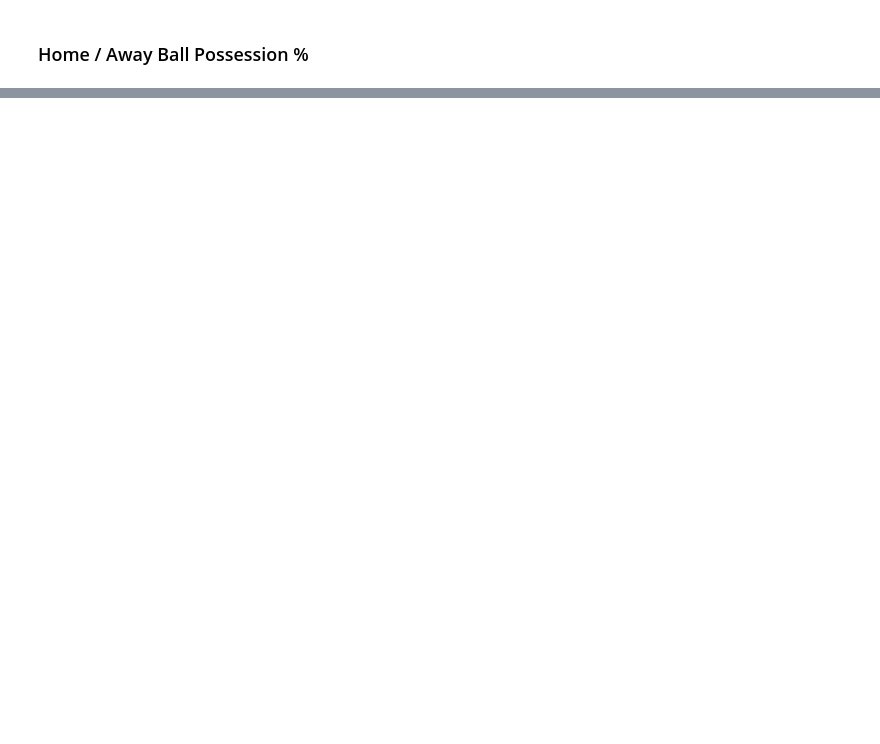
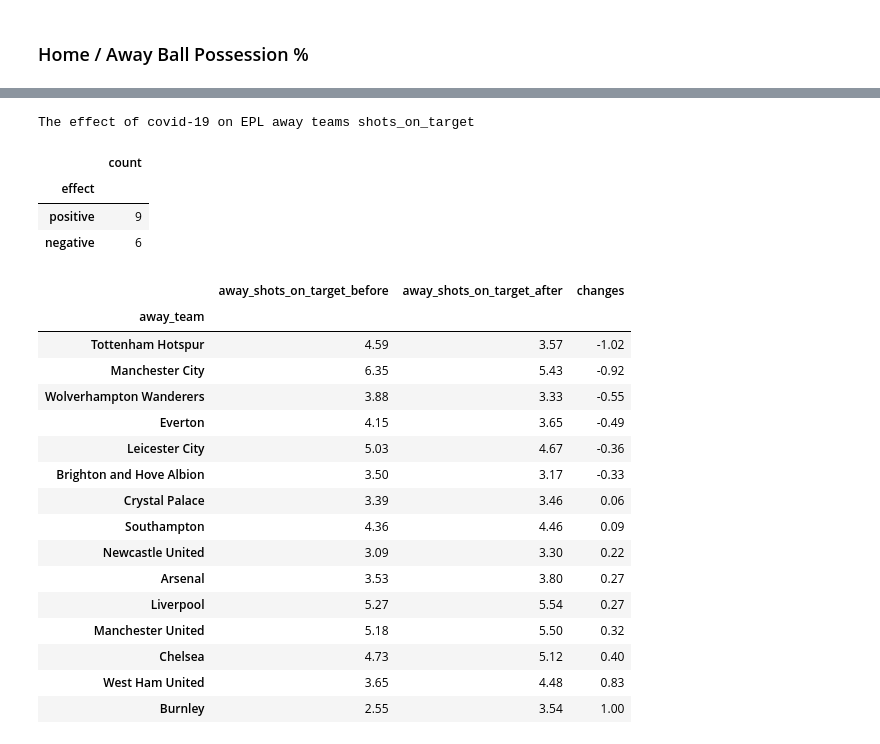
Before and after one commit to juanliong14/epl_data_analysis, a Jupyter notebook: epl_data_analysis.ipynb, the cells around one changed output, grey strips where cells are left out. Cells and saved outputs as stored; diff of their text form; code cells hidden in the pictures; blank space fills up the shorter version.

```diff
--- a/epl_data_analysis.ipynb
+++ b/epl_data_analysis.ipynb
@@ -196,0 +292,28 @@ The analysis will only observe the teams which had participated in all 3 seasons
+# %%
+def get_away_stats(stats_name,df=epl_data,team=filtered_teams,evaluate=True):
+
+    print('The effect of covid-19 on EPL away teams ' + stats_name)
+
+    away_stats = pd.DataFrame()
+
+    #away stats before covid-19
+    away_stats['away_'+stats_name+'_before'] = \
+        df.loc[df['covid19']=='before'].groupby('away_team')['away_'+stats_name].mean()
+
+    #away stats after covid-19
+    away_stats['away_'+stats_name+'_after'] = \
+        df.loc[df['covid19']=='after'].groupby('away_team')['away_'+stats_name].mean()
+
+    #filter team
+    away_stats = away_stats.loc[team]
+
+    #changes in home stats
+    away_stats['changes'] = away_stats['away_'+stats_name+'_after'] - away_stats['away_'+stats_name+'_before']
+
+    #sort by biggest change ascending
+    away_stats = away_stats.sort_values('changes', ascending=True)
+
+    if evaluate == True:
+        display(evaluate_stats(away_stats))
+
+    return away_stats
@@ -247,0 +428,25 @@ a_pos.value_counts('effect')
+# %%
+get_away_stats('shots_on_target')
+# %% [output]
+The effect of covid-19 on EPL away teams shots_on_target
+|  | count |
+| effect |  |
+| positive | 9 |
+| negative | 6 |
+|  | away_shots_on_target_before | away_shots_on_target_after | changes |
+| away_team |  |  |  |
+| Tottenham Hotspur | 4.59 | 3.57 | -1.02 |
+| Manchester City | 6.35 | 5.43 | -0.92 |
+| Wolverhampton Wanderers | 3.88 | 3.33 | -0.55 |
+| Everton | 4.15 | 3.65 | -0.49 |
+| Leicester City | 5.03 | 4.67 | -0.36 |
+| Brighton and Hove Albion | 3.50 | 3.17 | -0.33 |
+| Crystal Palace | 3.39 | 3.46 | 0.06 |
+| Southampton | 4.36 | 4.46 | 0.09 |
+| Newcastle United | 3.09 | 3.30 | 0.22 |
+| Arsenal | 3.53 | 3.80 | 0.27 |
+| Liverpool | 5.27 | 5.54 | 0.27 |
+| Manchester United | 5.18 | 5.50 | 0.32 |
+| Chelsea | 4.73 | 5.12 | 0.40 |
+| West Ham United | 3.65 | 4.48 | 0.83 |
+| Burnley | 2.55 | 3.54 | 1.00 |
```
Also changed, not shown: parts of 24 cells of this notebook.
